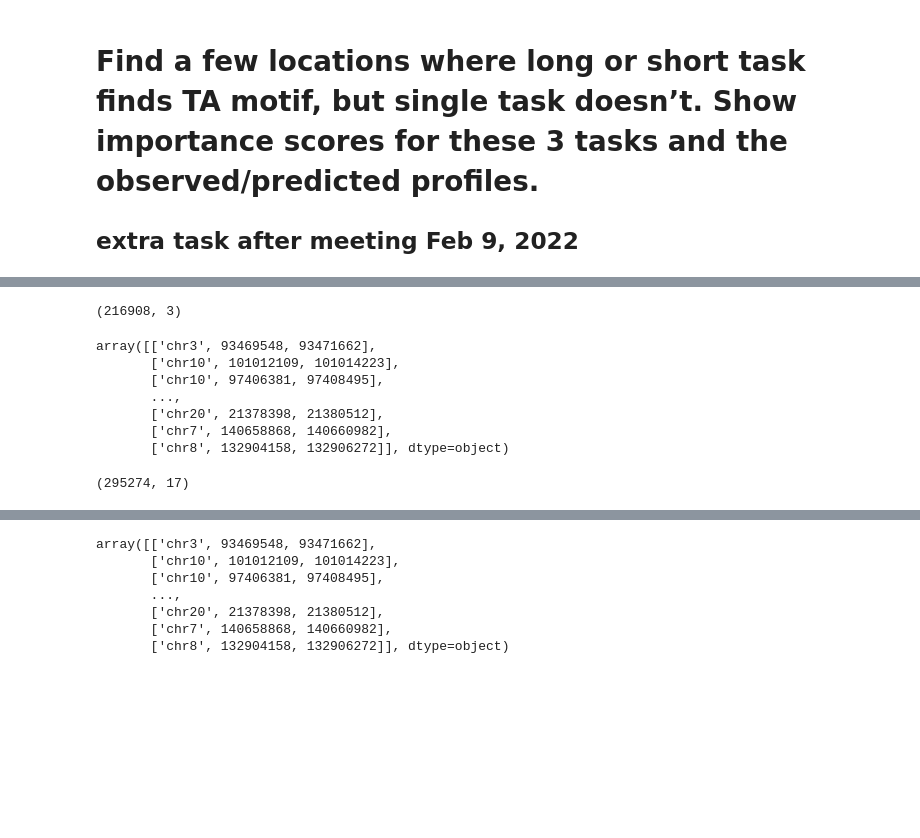
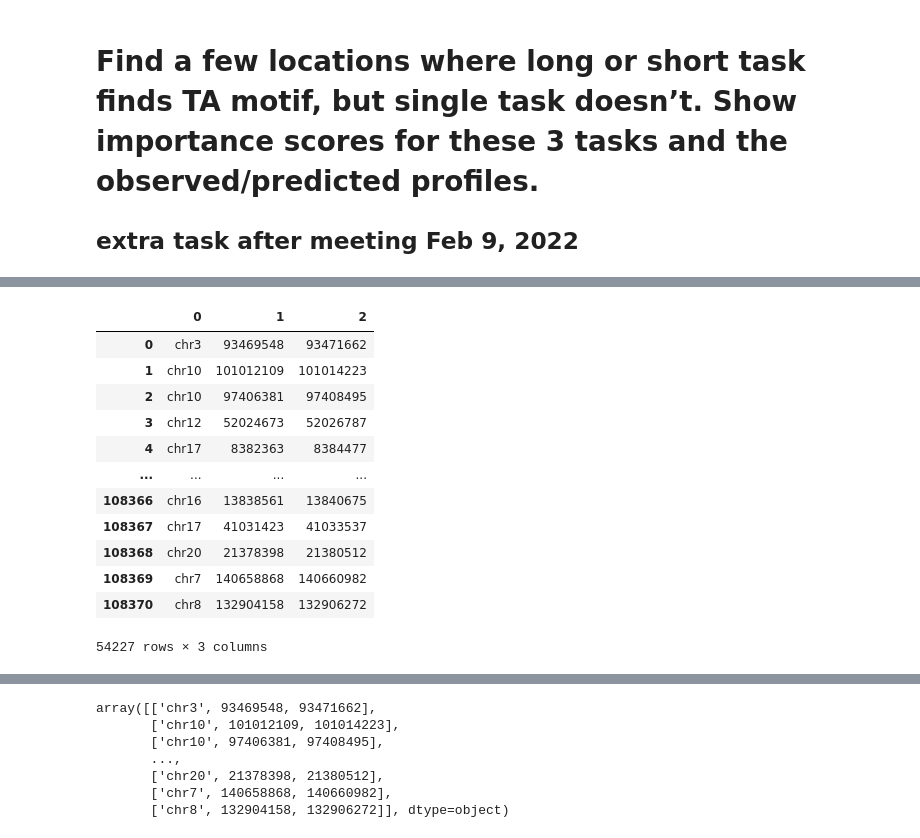
Before and after one commit to katie-sp/bpnet-internship, a Jupyter notebook: reports/katie_notebooks/TASK_1/CTCF_cutnrun_hit_counts.ipynb, the cells around one changed output, grey strips where cells are left out. Saved outputs shown, nothing was run; the diff lists cells and outputs as text; code cells hidden in the pictures; blank space fills up the shorter version.

```diff
--- a/reports/katie_notebooks/TASK_1/CTCF_cutnrun_hit_counts.ipynb
+++ b/reports/katie_notebooks/TASK_1/CTCF_cutnrun_hit_counts.ipynb
@@ -86,3 +248,19 @@ long_unique_hits = import_peak_table(['/home/katie/bp_repo/reports/katie_noteboo
+# %%
+pd.DataFrame(shap_coords_short).drop_duplicates()
+# %% [output]
+|  | 0 | 1 | 2 |
+| 0 | chr3 | 93469548 | 93471662 |
+| 1 | chr10 | 101012109 | 101014223 |
+| 2 | chr10 | 97406381 | 97408495 |
+| 3 | chr12 | 52024673 | 52026787 |
+| 4 | chr17 | 8382363 | 8384477 |
+| ... | ... | ... | ... |
+| 108366 | chr16 | 13838561 | 13840675 |
+| 108367 | chr17 | 41031423 | 41033537 |
+| 108368 | chr20 | 21378398 | 21380512 |
+| 108369 | chr7 | 140658868 | 140660982 |
+| 108370 | chr8 | 132904158 | 132906272 |
+54227 rows × 3 columns
 # %%
 # Plotting defaults
 plot_params = {
@@ -113,15 +293 @@ hyp_scores_long, _, one_hot_seqs_long, shap_coords_long = import_shap_scores(sha
 # This cuts the sequences/scores off just as how TF-MoDISco saw them, but the coordinates are uncut
-# %%
-shap_coords_short.shape
-# %% [output]
-(216908, 3)
-# %%
-shap_coords_short
-# %% [output]
-array([['chr3', 93469548, 93471662],
-       ['chr10', 101012109, 101014223],
-       ['chr10', 97406381, 97408495],
-       ...,
-       ['chr20', 21378398, 21380512],
-       ['chr7', 140658868, 140660982],
-       ['chr8', 132904158, 132906272]], dtype=object)
@@ -131,4 +293,0 @@ true_profs, pred_profs, all_pred_coords = import_profiles('/home/katie/bp_repo/p
-# %%
-hits_max.shape
-# %% [output]
-(295274, 17)
```
Also changed, not shown: parts of 44 cells of this notebook, 8 other files.
